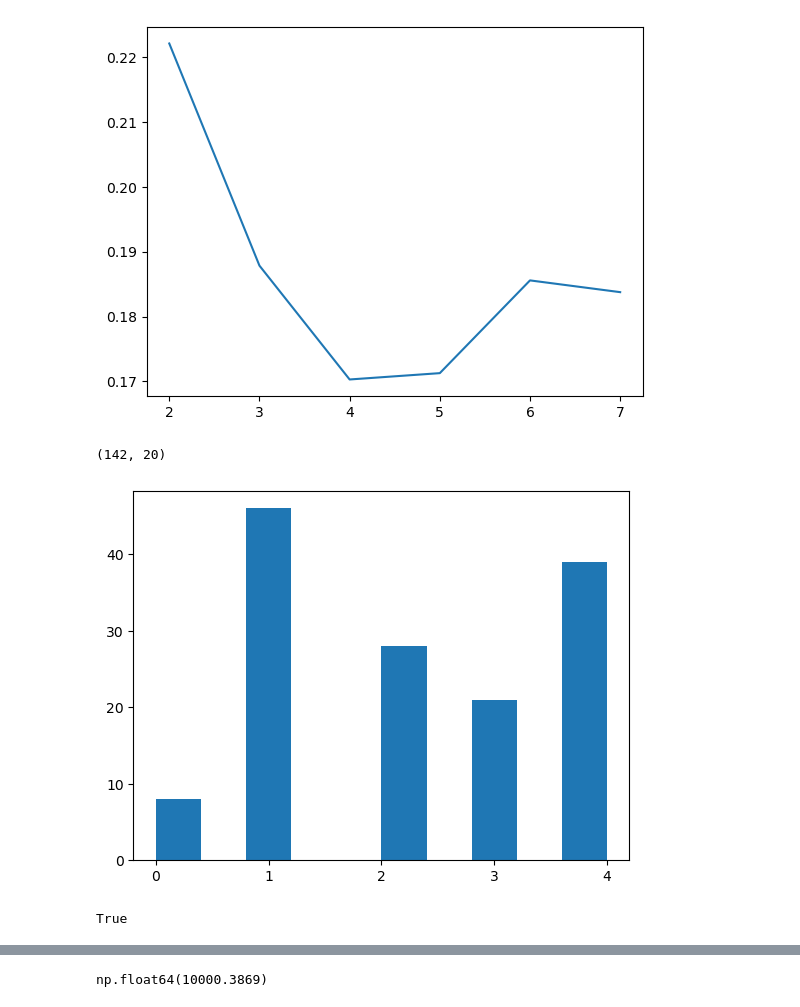
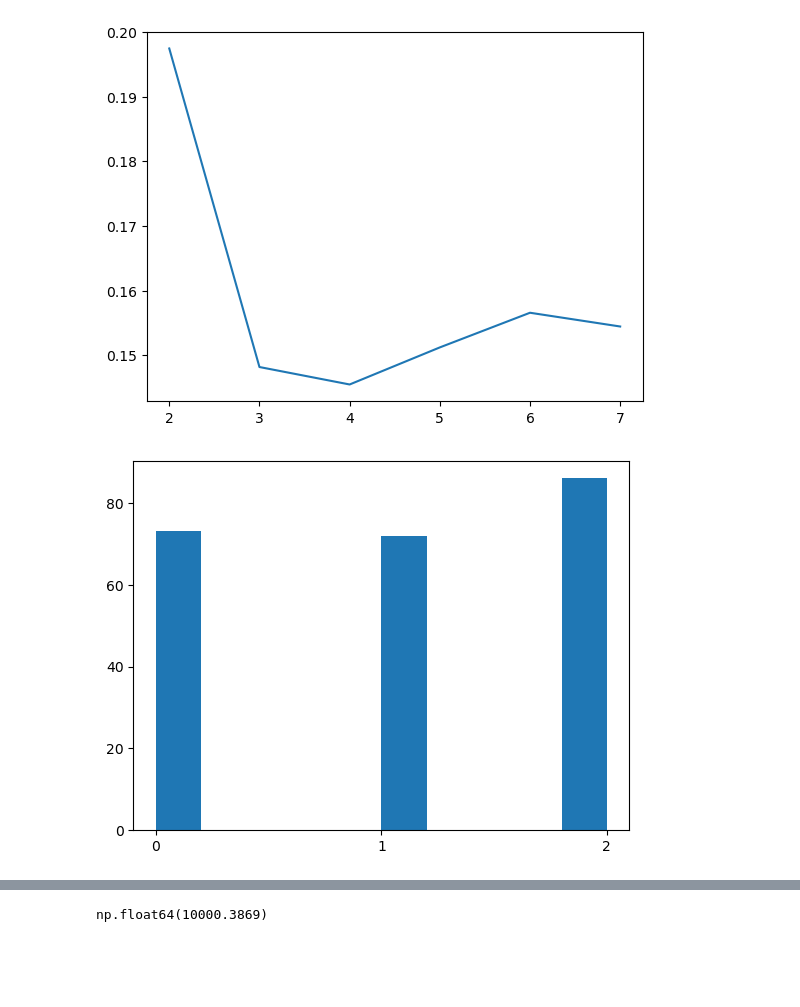
Before and after one commit to pietro-bozzo/CrossRegionCommunicationBH26, a Jupyter notebook: Code/my_project.ipynb, the cells around one changed output, grey strips where cells are left out. Cells and saved outputs as stored; diff of their text form; code cells hidden in the pictures; blank space fills up the shorter version.

```diff
--- a/Code/my_project.ipynb
+++ b/Code/my_project.ipynb
@@ -23,10 +13,14 @@ array([[ 1455.2048,  1456.2048],
 # %%
 stacked = []
-for spike_tipe in ['spikes_hpc', 'spikes_nr', 'spikes_pfc']:
-    sleep_data = restrict(data[spike_tipe], [data['protocol_times'][0]])
-    sleep_firing_rate = firingRate(sleep_data, bin_size=1)
+protocol_number = 0
+protocol_name = data['protocol_names'][protocol_number]
+bin_size = 0.05
+for spike_type in ['spikes_hpc', 'spikes_nr', 'spikes_pfc']:
+    sleep_data = restrict(data[spike_type], [data['protocol_times'][protocol_number]])
+    sleep_firing_rate = firingRate(sleep_data, bin_size=bin_size)
     sleep_firing_rate = np.delete(sleep_firing_rate, 0, axis=1) # Remove time zero column
     stacked.append(sleep_firing_rate)
 
 stacked_firing_rates = np.hstack(stacked)
+stacked_firing_rates = stacked_firing_rates[int(1454/0.05):,:]
 # %%
@@ -58,25 +56,17 @@ plt.imshow(fcd)
 # %%
-FC_t = compute_time_window_fc_t(stacked_firing_rates, window_length=200, overlap=150)
+FC_t = compute_time_window_fc_t(stacked_firing_rates, window_length=1000, overlap=500)
 # %%
 importlib.reload(giaco_utils)
 from giaco_utils import silhouette_for_kmeans, run_kmeans
 # %%
 silhouette_for_kmeans(FC_t.T)
 # %% [output]
-[figure, old version]
+[figure, new version]
 # %%
-X_pca, labels = run_kmeans(FC_t.T, 5)
+X_pca, labels = run_kmeans(FC_t.T, 3)
-# %%
-X_pca.shape
-# %% [output]
-(142, 20)
 # %%
 plt.hist(labels)
-plt.xticks(range(5), range(5));
+lab = len(np.unique(labels))
+plt.xticks(range(lab), range(lab));
 # %% [output]
-[figure, old version]
+[figure, new version]
-# %%
-label_img = np.tile(labels[:, None], (1, len(labels)))
-label_img.shape == (len(labels), len(labels))
-# %% [output]
-True
```
Also changed, not shown: parts of 19 cells of this notebook, 4 other files.
